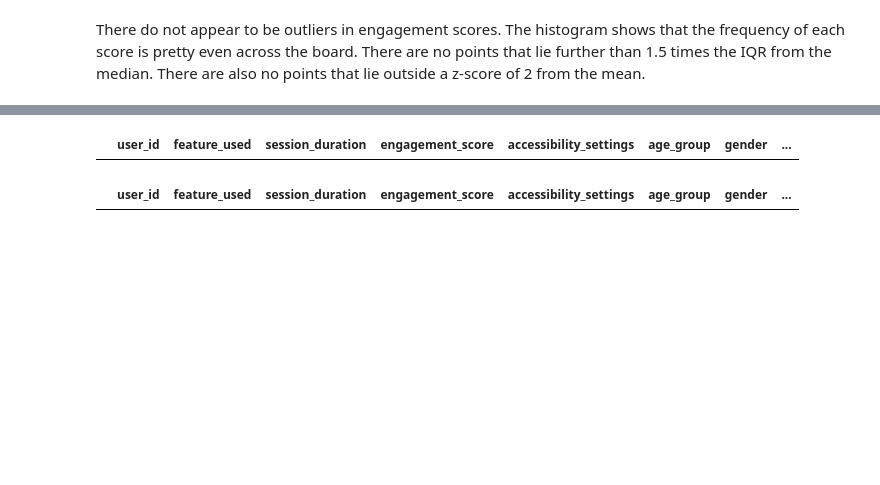
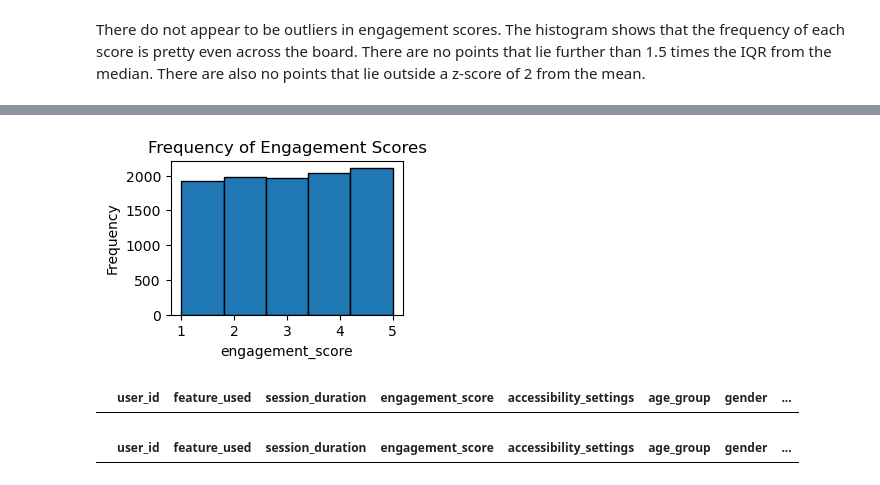
Before and after one commit to claire-law/HackDiversityDataInterviewChallenge, a Jupyter notebook: AccessibilityFeatures.ipynb, the cells around one changed output, grey strips where cells are left out. Cells and saved outputs as stored; diff of their text form; code cells hidden in the pictures; blank space fills up the shorter version.

```diff
--- a/AccessibilityFeatures.ipynb
+++ b/AccessibilityFeatures.ipynb
@@ -94 +116,14 @@ There do not appear to be outliers in engagement scores. The histogram shows tha
+# %%
+plt.figure(figsize=(3, 2))
+plt.hist(
+    data['engagement_score'],
+    bins=5,
+    edgecolor='black'
+)
+plt.xlabel('engagement_score')
+plt.ylabel('Frequency')
+plt.title('Frequency of Engagement Scores')
+plt.show()
+# %% [output]
+[figure, added]
 # %%
```
Also changed, not shown: parts of 31 cells of this notebook.
